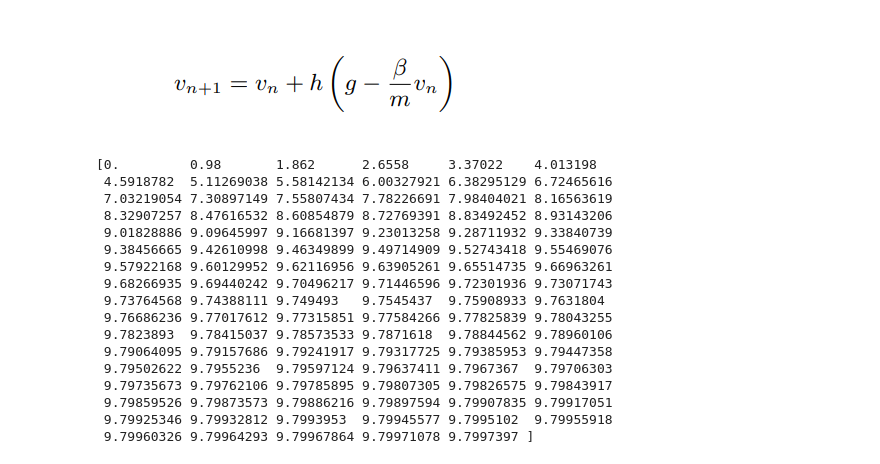
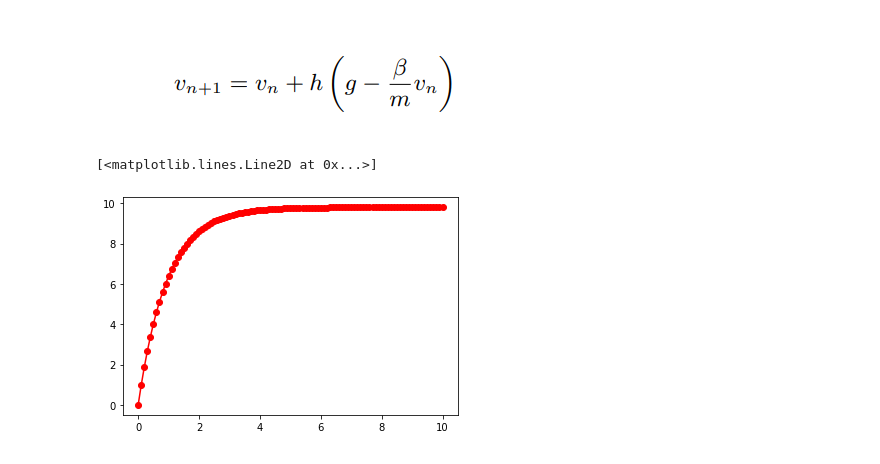
Before and after one commit to icmm-ntu/2023-Fall, a Jupyter notebook: Exercises.ipynb, the cells around one changed output. Cells and saved outputs as stored; diff of their text form; code cells hidden in the pictures.

```diff
--- a/Exercises.ipynb
+++ b/Exercises.ipynb
@@ -133,40 +133,29 @@ iter = 900, res = 3.55e-15
 # %%
 # Euler's method
 
 
 
 N = 100 # time invervals
 total_time = 10. #seconds
 h = 10./100.
 
 g = 9.8 # m/s^2
 beta = 1. #1/s
 m = 1. # kg
 v_0 = 0. # m/s
 
 v_arr = np.zeros(101)
 
 for n in range(100):
     #v_n+1  = v_n + h * (g - beta/m * v_n)
     v_arr[n+1] = v_arr[n] + h * (g - beta/m * v_arr[n] )
 
 
-print (v_arr)
+#print (v_arr)
+
+t_arr = np.linspace(0,10.,101)
+
+plt.plot(t_arr,v_arr,'ro-')
 # %% [output]
-[0.         0.98       1.862      2.6558     3.37022    4.013198
- 4.5918782  5.11269038 5.58142134 6.00327921 6.38295129 6.72465616
- 7.03219054 7.30897149 7.55807434 7.78226691 7.98404021 8.16563619
- 8.32907257 8.47616532 8.60854879 8.72769391 8.83492452 8.93143206
- 9.01828886 9.09645997 9.16681397 9.23013258 9.28711932 9.33840739
- 9.38456665 9.42610998 9.46349899 9.49714909 9.52743418 9.55469076
- 9.57922168 9.60129952 9.62116956 9.63905261 9.65514735 9.66963261
- 9.68266935 9.69440242 9.70496217 9.71446596 9.72301936 9.73071743
- 9.73764568 9.74388111 9.749493   9.7545437  9.75908933 9.7631804
- 9.76686236 9.77017612 9.77315851 9.77584266 9.77825839 9.78043255
- 9.7823893  9.78415037 9.78573533 9.7871618  9.78844562 9.78960106
- 9.79064095 9.79157686 9.79241917 9.79317725 9.79385953 9.79447358
- 9.79502622 9.7955236  9.79597124 9.79637411 9.7967367  9.79706303
- 9.79735673 9.79762106 9.79785895 9.79807305 9.79826575 9.79843917
- 9.79859526 9.79873573 9.79886216 9.79897594 9.79907835 9.79917051
- 9.79925346 9.79932812 9.7993953  9.79945577 9.7995102  9.79955918
- 9.79960326 9.79964293 9.79967864 9.79971078 9.7997397 ]
+[<matplotlib.lines.Line2D at 0x...>]
+[figure, added]
```
